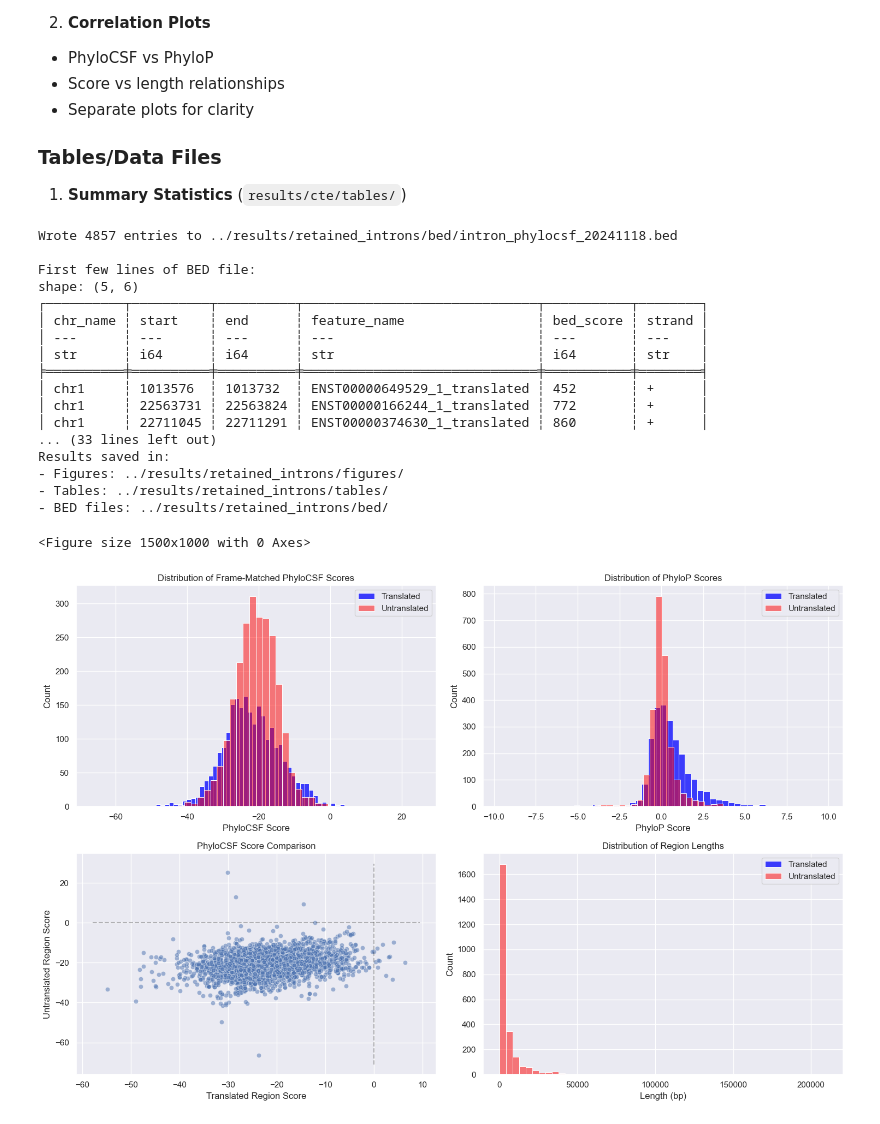
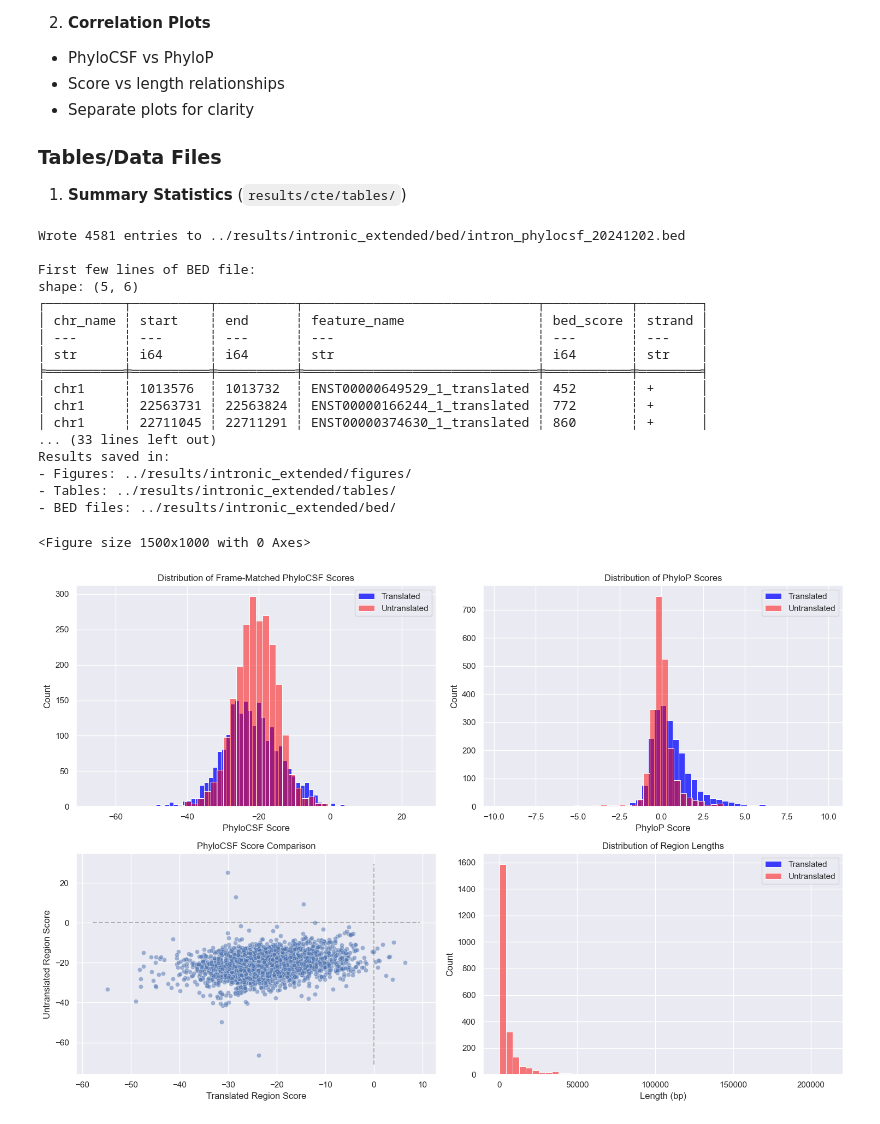
Before and after one commit to JackCurragh/translon-conservation, a Jupyter notebook: notebooks/Translated_Intron_extended_Conservation.ipynb, the cells around one changed output. Drawn from its saved outputs; the diff is of its cells as text; code cells hidden in the pictures.

Commit message:
added controls. Untranslated candidate extensions into introns

```diff
--- a/notebooks/Translated_Intron_extended_Conservation.ipynb
+++ b/notebooks/Translated_Intron_extended_Conservation.ipynb
@@ -68,7 +68,7 @@ FIGs.mkdir(parents=True, exist_ok=True)
 TABLES.mkdir(parents=True, exist_ok=True)
 
 # Input paths
-feature_path = DATA_DIR / "raw" / "intron_candidates_extended.bed12"
+feature_path = DATA_DIR / "raw" / "intron_candidates_new.bed12"
 gencode_path = DATA_DIR / "raw" / "gencode.v47.annotation.gtf"
 phylocsf_dir = DATA_DIR / "raw" / "phylocsf"
 phylop_path = DATA_DIR / "raw" / "phyloP" / "PhyloP_470way.bw"
@@ -862,7 +861,7 @@ We should save both figures and data files for reproducibility and future refere
 1. **Summary Statistics** (`results/cte/tables/`)
 # %%
 # Create directory structure
-RESULTS_DIR = Path("../results/retained_introns")
+# RESULTS_DIR = Path("../results/retained_introns")
 for subdir in ["figures", "tables", "bed"]:
     (RESULTS_DIR / subdir).mkdir(parents=True, exist_ok=True)
 
@@ -988,38 +987,38 @@ high_conf = scored_df.filter(
 high_conf.write_csv(RESULTS_DIR / "tables" / f"intron_high_confidence_{date_str}.tsv", separator="\t")
 
 # Save BED files
 for score_type, (translated_col, untranslated_col) in {
     "phylocsf": ("translated_frame_score", "untranslated_frame_score"),
     "phylop": ("translated_phylop", "untranslated_phylop"),
     "window": ("translated_window_max", "untranslated_window_max")
 }.items():
     output_path = RESULTS_DIR / "bed" / f"intron_{score_type}_{date_str}.bed"
     write_scored_bed(scored_df, translated_col, untranslated_col, output_path)
 
 print("Results saved in:")
 print(f"- Figures: {RESULTS_DIR}/figures/")
 print(f"- Tables: {RESULTS_DIR}/tables/")
 print(f"- BED files: {RESULTS_DIR}/bed/")
 # %% [output]
-Wrote 4857 entries to ../results/retained_introns/bed/intron_phylocsf_20241118.bed
+Wrote 4581 entries to ../results/intronic_extended/bed/intron_phylocsf_20241202.bed
 
 First few lines of BED file:
 shape: (5, 6)
 ┌──────────┬──────────┬──────────┬──────────────────────────────┬───────────┬────────┐
 │ chr_name ┆ start    ┆ end      ┆ feature_name                 ┆ bed_score ┆ strand │
 │ ---      ┆ ---      ┆ ---      ┆ ---                          ┆ ---       ┆ ---    │
 │ str      ┆ i64      ┆ i64      ┆ str                          ┆ i64       ┆ str    │
 ╞══════════╪══════════╪══════════╪══════════════════════════════╪═══════════╪════════╡
 │ chr1     ┆ 1013576  ┆ 1013732  ┆ ENST00000649529_1_translated ┆ 452       ┆ +      │
 │ chr1     ┆ 22563731 ┆ 22563824 ┆ ENST00000166244_1_translated ┆ 772       ┆ +      │
 │ chr1     ┆ 22711045 ┆ 22711291 ┆ ENST00000374630_1_translated ┆ 860       ┆ +      │
 ... (33 lines left out)
 Results saved in:
-- Figures: ../results/retained_introns/figures/
-- Tables: ../results/retained_introns/tables/
-- BED files: ../results/retained_introns/bed/
+- Figures: ../results/intronic_extended/figures/
+- Tables: ../results/intronic_extended/tables/
+- BED files: ../results/intronic_extended/bed/
 <Figure size 1500x1000 with 0 Axes>
-[figure, old version]
+[figure, new version]
 # %%
 scored_df
 # %% [output]
```
Also changed, not shown: parts of 5 cells of this notebook, 23 other files.
